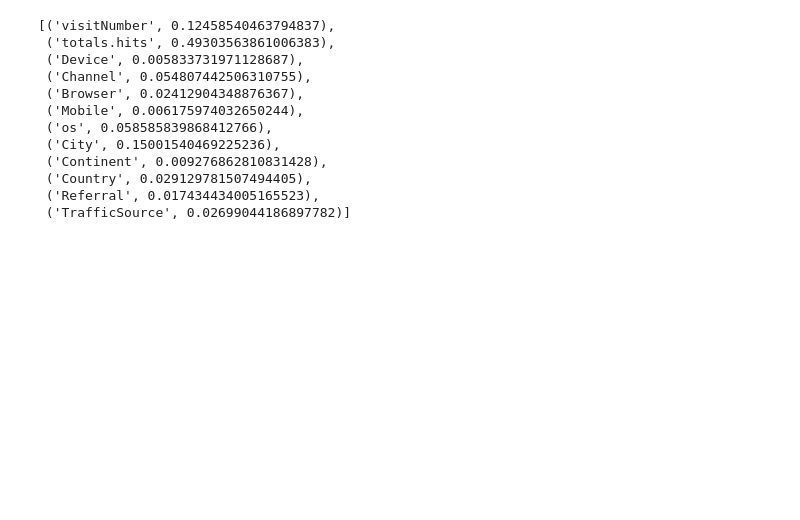
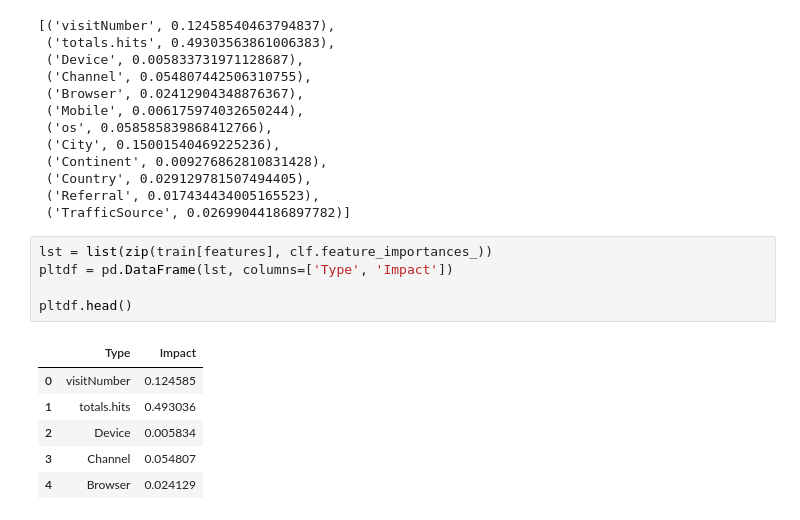
Before and after one commit to gibbyahmad/final_project, a Jupyter notebook: Predictions.ipynb, the cells around one changed output. Saved outputs shown, nothing was run; the diff lists cells and outputs as text; blank space fills up the shorter version.

```diff
--- a/Predictions.ipynb
+++ b/Predictions.ipynb
@@ -280,3 +280,15 @@ list(zip(train[features], clf.feature_importances_))
  ('Country', 0.029129781507494405),
  ('Referral', 0.017434434005165523),
  ('TrafficSource', 0.02699044186897782)]
+# %%
+lst = list(zip(train[features], clf.feature_importances_))
+pltdf = pd.DataFrame(lst, columns=['Type', 'Impact'])
+
+pltdf.head()
+# %% [output]
+|  | Type | Impact |
+| 0 | visitNumber | 0.124585 |
+| 1 | totals.hits | 0.493036 |
+| 2 | Device | 0.005834 |
+| 3 | Channel | 0.054807 |
+| 4 | Browser | 0.024129 |
```
Also changed, not shown: parts of 2 cells of this notebook.
